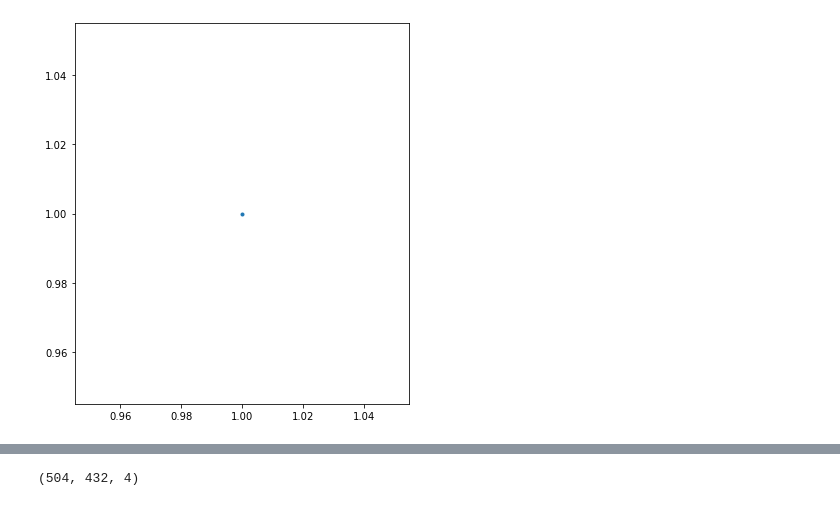
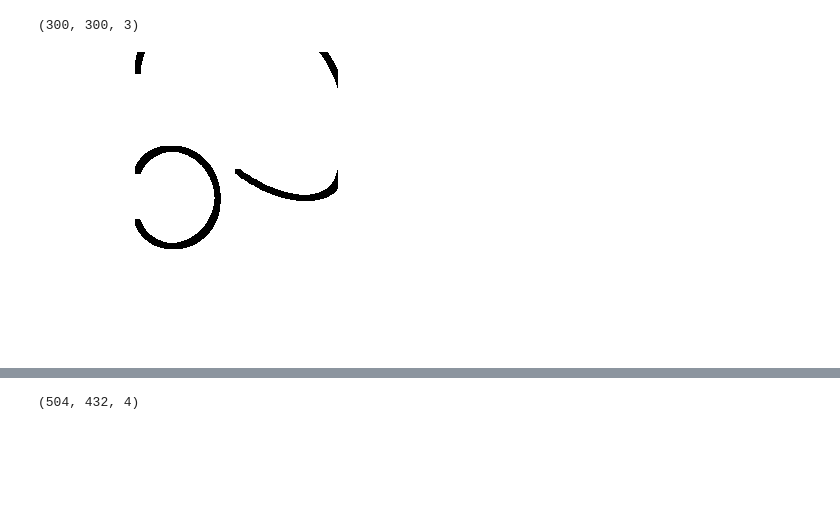
Before and after one commit to Razagaza/fomular_recognition, a Jupyter notebook: Character_generation.ipynb, the cells around one changed output, grey strips where cells are left out. Cells and saved outputs as stored; diff of their text form; code cells hidden in the pictures; blank space fills up the shorter version.

```diff
--- a/Character_generation.ipynb
+++ b/Character_generation.ipynb
@@ -1,11 +1,25 @@
 # %%
-import matplotlib.pyplot as plt
+#from Photoshop import Photoshop
+from PIL import Image as im
+import numpy as np
 
-fg= plt.figure(figsize= (6,7))
-plt.plot(1, 1,".")
-plt.savefig("fg.png")
+alp=photoshop(np.ones((300, 300, 3), dtype=np.uint8)*255)
+
+start=np.array((120, 100))
+middle= np.array((150, 180))
+end= np.array((170, 100))
+
+alp.arc(start, middle, end)
+
+middle2= np.array((220, 90))
+end2= np.array((20, 200))
+
+alp.arc(start, middle2, end2)
+
+im.fromarray(alp.imag)
 # %% [output]
+(300, 300, 3)
-[figure, old version]
+[figure, new version]
 # %%
 from PIL import Image as im
 import numpy as np
```
Also changed, not shown: parts of 4 cells of this notebook, 2 other files.
